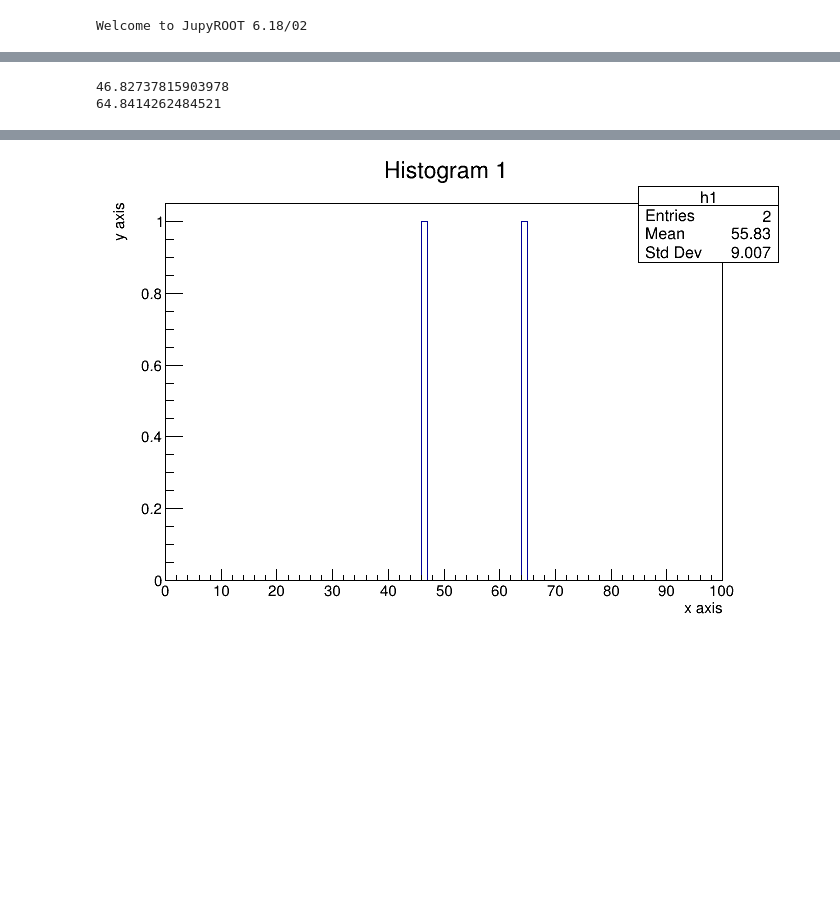
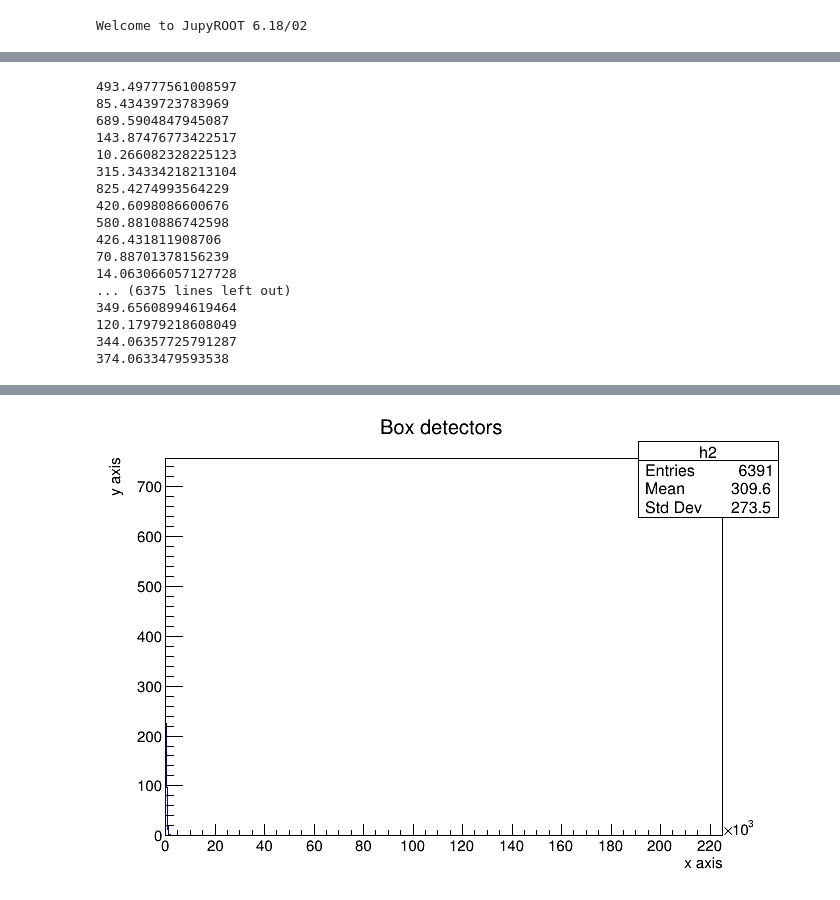
Before and after one commit to teokem/project-work-2020-yuliiahrabar, a Jupyter notebook: ReadROOToutput.ipynb, the cells around one changed output, grey strips where cells are left out. Cells and saved outputs as stored; diff of their text form; code cells hidden in the pictures; blank space fills up the shorter version.

```diff
--- a/ReadROOToutput.ipynb
+++ b/ReadROOToutput.ipynb
@@ -3,7 +3,7 @@ import ROOT
 # %% [output]
 Welcome to JupyROOT 6.18/02
 # %%
-f = ROOT.TFile.Open("PICOSpec_run0.root")
+f = ROOT.TFile.Open("/home/yulia/Desktop/tasispec/build/PICOSpec_run0.root")
 
 rawTree = f.Get("PICO_tree_raw")
 # %%
@@ -29,8 +29,8 @@ rawTree.Print()
 # %%
 nEntries = rawTree.GetEntries()
 # %%
-c = ROOT.TCanvas('c', 'canvas title')
-h1 = ROOT.TH1F("h1", 'Histogram 1; x axis; y axis', 100, 0, 100)
+c1 = ROOT.TCanvas('c1', 'canvas title')
+h1 = ROOT.TH1F("h1", 'Histogram 1; x axis; y axis', 10000, 0, 225000)
 for event in rawTree:
     #print(event.Energy, event.Mult)
     for i in range(event.Mult):
@@ -39,6 +39,6 @@ for event in rawTree:
             h1.Fill(event.Energy[i])
 
 h1.Draw()
-c.Update()
-c.Draw()
+c1.Update()
+c1.Draw()
 # %% [output]
@@ -48,16 +63,31 @@ c.Draw()
 # %%
-c = ROOT.TCanvas('c', 'canvas title')
-h1 = ROOT.TH1F("h1", 'Histogram 1; x axis; y axis', 100, 0, 100)
+c2 = ROOT.TCanvas('c2', 'canvas title')
+h2 = ROOT.TH1F("h2", 'Box detectors; x axis; y axis', 10000, 0, 225000)
 for event in rawTree:
     #print(event.Energy, event.Mult)
     for i in range(event.Mult):
-        if 0 < event.det_ID[i] < 1024:
+        if 1024 < event.det_ID[i] < 2048:
             print(event.Energy[i])
-            h1.Fill(event.Energy[i])
+            h2.Fill(event.Energy[i])
 
-h1.Draw()
-c.Update()
-c.Draw()
+h2.Draw()
+c2.Update()
+c2.Draw()
 # %% [output]
-46.82737815903978
-64.8414262484521
+493.49777561008597
+85.43439723783969
+689.5904847945087
+143.87476773422517
+10.266082328225123
+315.34334218213104
+825.4274993564229
+420.6098086600676
+580.8810886742598
+426.431811908706
+70.88701378156239
+14.063066057127728
+... (6375 lines left out)
+349.65608994619464
+120.17979218608049
+344.06357725791287
+374.0633479593538
@@ -66,2 +94,2 @@ Warning in <TFile::Append>: Replacing existing TH1: h1 (Potential memory leak).
-[figure, old version]
+[figure, new version]
 # %%
```
Also changed, not shown: parts of 5 cells of this notebook, 2 other files.
